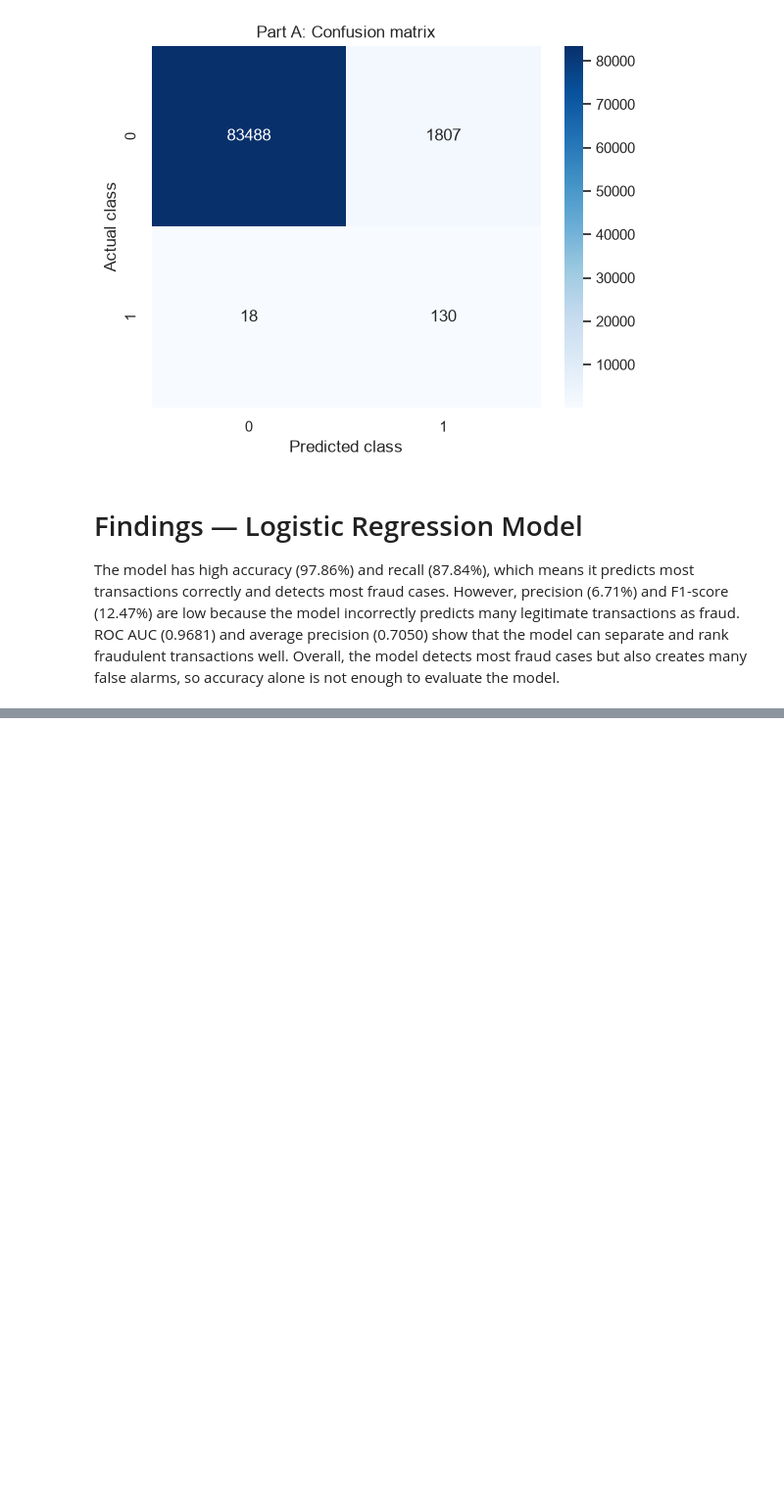
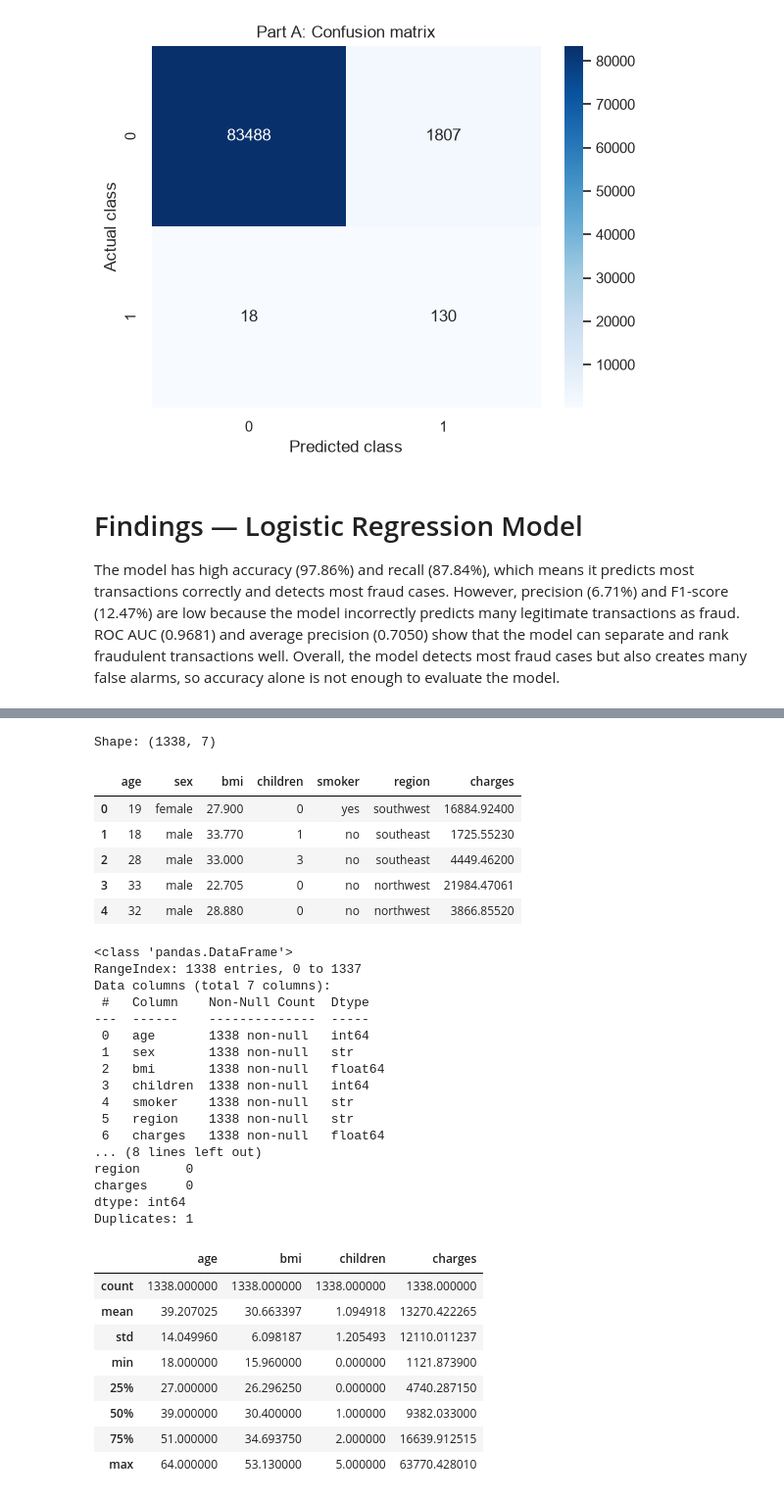
Before and after one commit to zozdemir2026/lab3-fraud-detection-insurance-prediction, a Jupyter notebook: Zeynep_Ozdemir_9045142_CSCN8000_lab3.ipynb, the cells around one changed output, grey strips where cells are left out. Shown at 98% size. Drawn from its saved outputs; the diff is of its cells as text; code cells hidden in the pictures; blank space fills up the shorter version.

```diff
--- a/Zeynep_Ozdemir_9045142_CSCN8000_lab3.ipynb
+++ b/Zeynep_Ozdemir_9045142_CSCN8000_lab3.ipynb
@@ -167,0 +174,43 @@ The model has high accuracy (97.86%) and recall (87.84%), which means it predict
+# %%
+ins_df = pd.read_csv('data/insurance.csv')
+print('Shape:', ins_df.shape)
+display(ins_df.head())
+ins_df.info()
+print('Missing values by column:')
+print(ins_df.isnull().sum())
+print('Duplicates:', ins_df.duplicated().sum())
+display(ins_df.describe())
+# %% [output]
+Shape: (1338, 7)
+|  | age | sex | bmi | children | smoker | region | charges |
+| 0 | 19 | female | 27.900 | 0 | yes | southwest | 16884.92400 |
+| 1 | 18 | male | 33.770 | 1 | no | southeast | 1725.55230 |
+| 2 | 28 | male | 33.000 | 3 | no | southeast | 4449.46200 |
+| 3 | 33 | male | 22.705 | 0 | no | northwest | 21984.47061 |
+| 4 | 32 | male | 28.880 | 0 | no | northwest | 3866.85520 |
+<class 'pandas.DataFrame'>
+RangeIndex: 1338 entries, 0 to 1337
+Data columns (total 7 columns):
+ #   Column    Non-Null Count  Dtype
+---  ------    --------------  -----
+ 0   age       1338 non-null   int64
+ 1   sex       1338 non-null   str
+ 2   bmi       1338 non-null   float64
+ 3   children  1338 non-null   int64
+ 4   smoker    1338 non-null   str
+ 5   region    1338 non-null   str
+ 6   charges   1338 non-null   float64
+... (8 lines left out)
+region      0
+charges     0
+dtype: int64
+Duplicates: 1
+|  | age | bmi | children | charges |
+| count | 1338.000000 | 1338.000000 | 1338.000000 | 1338.000000 |
+| mean | 39.207025 | 30.663397 | 1.094918 | 13270.422265 |
+| std | 14.049960 | 6.098187 | 1.205493 | 12110.011237 |
+| min | 18.000000 | 15.960000 | 0.000000 | 1121.873900 |
+| 25% | 27.000000 | 26.296250 | 0.000000 | 4740.287150 |
+| 50% | 39.000000 | 30.400000 | 1.000000 | 9382.033000 |
+| 75% | 51.000000 | 34.693750 | 2.000000 | 16639.912515 |
+| max | 64.000000 | 53.130000 | 5.000000 | 63770.428010 |
```
Also changed, not shown: parts of 2 cells of this notebook.
